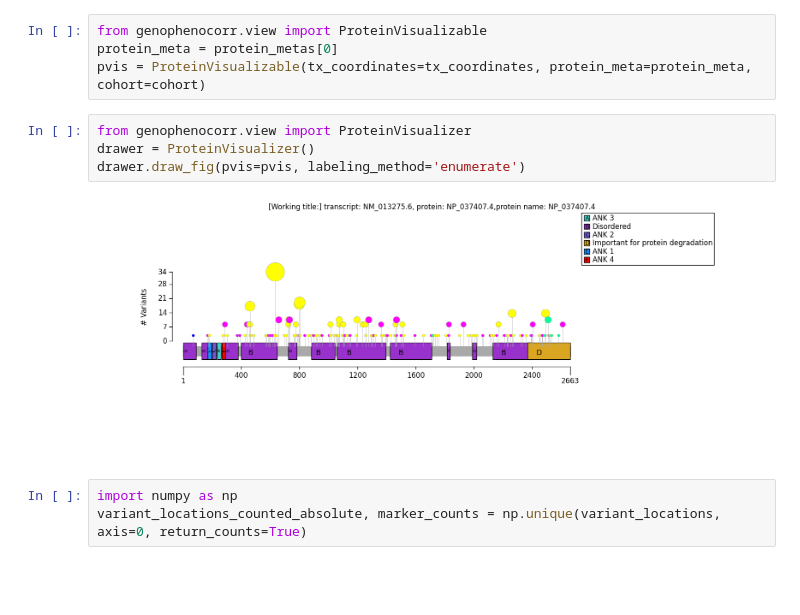
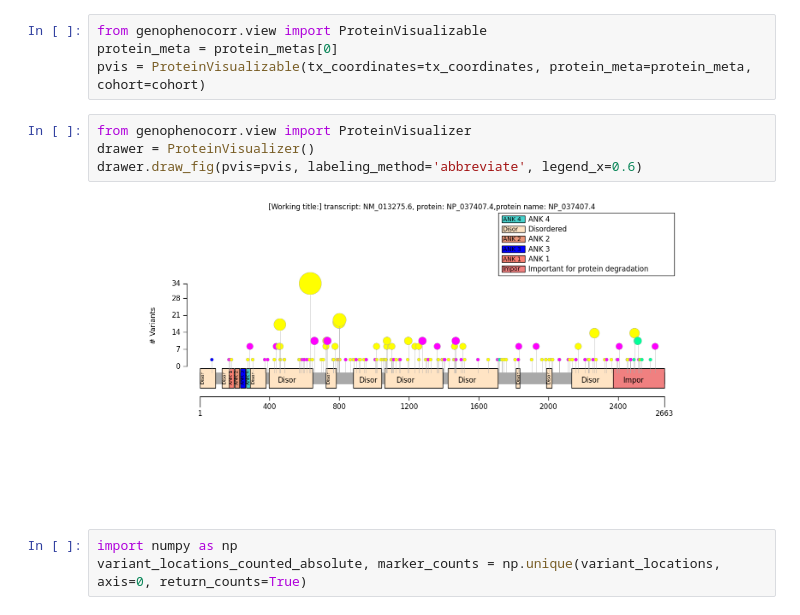
Before and after one commit to monarch-initiative/gpsea, a Jupyter notebook: notebooks/ANKRD11/cohort.ipynb, the cells around one changed output. Cells and saved outputs as stored; diff of their text form; blank space fills up the shorter version.

Commit message:
figure auto resize based on legend x

```diff
--- a/notebooks/ANKRD11/cohort.ipynb
+++ b/notebooks/ANKRD11/cohort.ipynb
@@ -56,9 +56,9 @@ pvis = ProteinVisualizable(tx_coordinates=tx_coordinates, protein_meta=protein_m
 # %%
 from genophenocorr.view import ProteinVisualizer
 drawer = ProteinVisualizer()
-drawer.draw_fig(pvis=pvis, labeling_method='enumerate')
+drawer.draw_fig(pvis=pvis, labeling_method='abbreviate', legend_x=0.6)
 # %% [output]
-[figure, old version]
+[figure, new version]
 # %%
 import numpy as np
 variant_locations_counted_absolute, marker_counts = np.unique(variant_locations, axis=0, return_counts=True)
```
Also changed, not shown: 1 other file.
